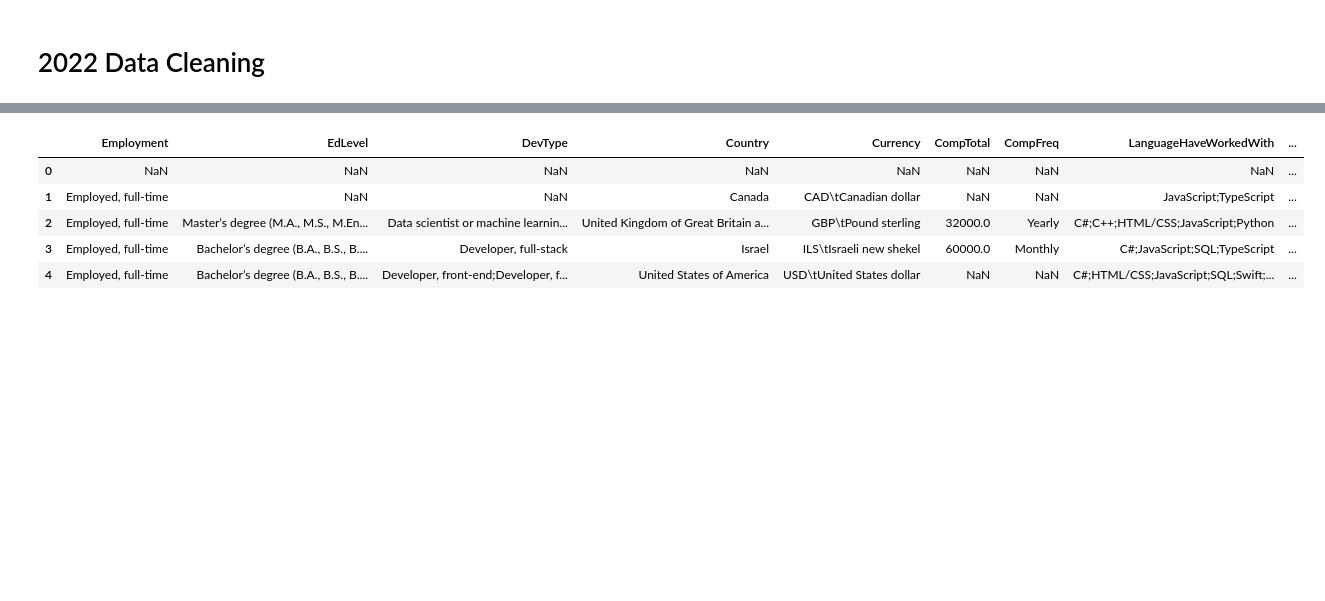
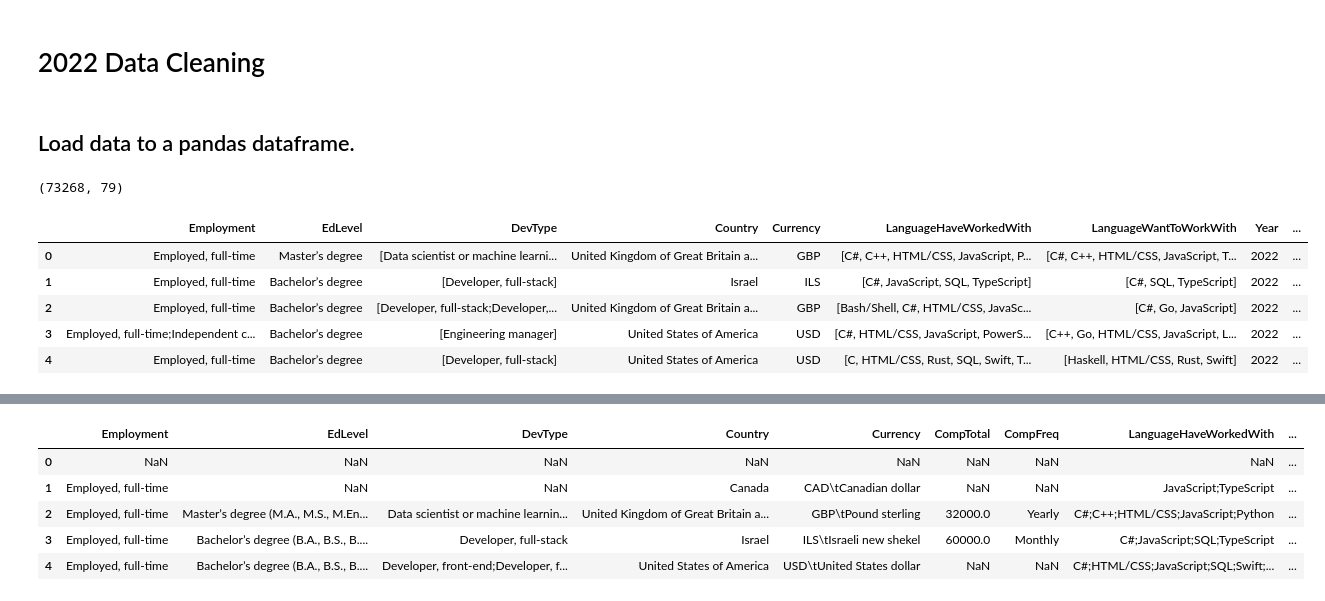
Before and after one commit to regan-mu/Stack-Overflow-Dev-Survey-Data-Analysis, a Jupyter notebook: Notebooks/2022.ipynb, the cells around one changed output, grey strips where cells are left out. Cells and saved outputs as stored; diff of their text form; code cells hidden in the pictures; blank space fills up the shorter version.

Commit message:
2022 data cleaning Done

```diff
--- a/Notebooks/2022.ipynb
+++ b/Notebooks/2022.ipynb
@@ -8,5 +12,22 @@ pd.options.display.max_rows = 50
 ## Some column names are different for each year.
 # We are going to read them separately, them select only the columns that we are going to need for the analysis.
 # The rename the columns to match them for all the years.
+# %% [markdown]
+## Load data to a pandas dataframe.
+# %%
+## 2022 Data
+df_2022 = pd.read_csv("../Data/RawData/2022/survey_results_public.csv", low_memory=True)
+df_2022.shape
+# %% [output]
+(73268, 79)
+# %%
+df_2022.head()
+# %% [output]
+|  | Employment | EdLevel | DevType | Country | Currency | LanguageHaveWorkedWith | LanguageWantToWorkWith | Year | ... |
+| 0 | Employed, full-time | Master’s degree | [Data scientist or machine learni... | United Kingdom of Great Britain a... | GBP | [C#, C++, HTML/CSS, JavaScript, P... | [C#, C++, HTML/CSS, JavaScript, T... | 2022 | ... |
+| 1 | Employed, full-time | Bachelor’s degree | [Developer, full-stack] | Israel | ILS | [C#, JavaScript, SQL, TypeScript] | [C#, SQL, TypeScript] | 2022 | ... |
+| 2 | Employed, full-time | Bachelor’s degree | [Developer, full-stack;Developer,... | United Kingdom of Great Britain a... | GBP | [Bash/Shell, C#, HTML/CSS, JavaSc... | [C#, Go, JavaScript] | 2022 | ... |
+| 3 | Employed, full-time;Independent c... | Bachelor’s degree | [Engineering manager] | United States of America | USD | [C#, HTML/CSS, JavaScript, PowerS... | [C++, Go, HTML/CSS, JavaScript, L... | 2022 | ... |
+| 4 | Employed, full-time | Bachelor’s degree | [Developer, full-stack] | United States of America | USD | [C, HTML/CSS, Rust, SQL, Swift, T... | [Haskell, HTML/CSS, Rust, Swift] | 2022 | ... |
 # %% [markdown]
 ## Columns of interest
```
Also changed, not shown: parts of 42 cells of this notebook, 1 other file.
